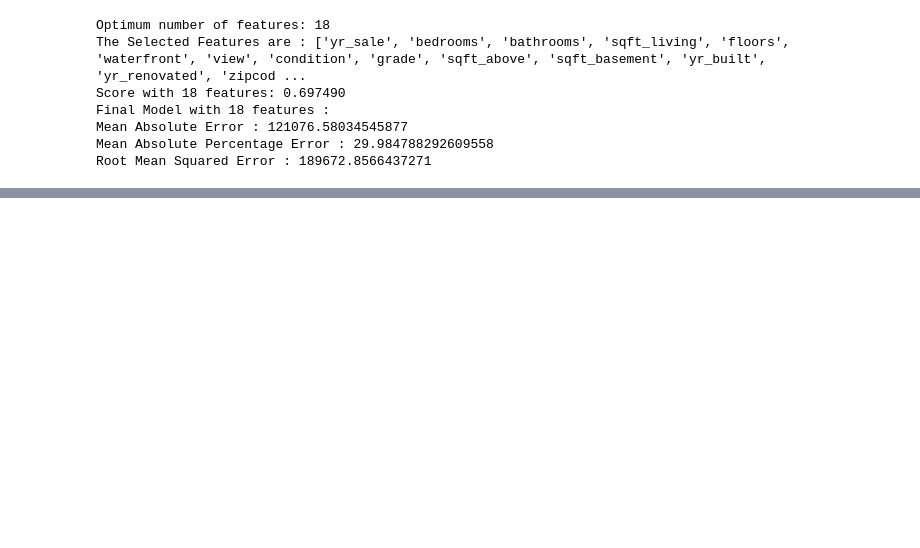
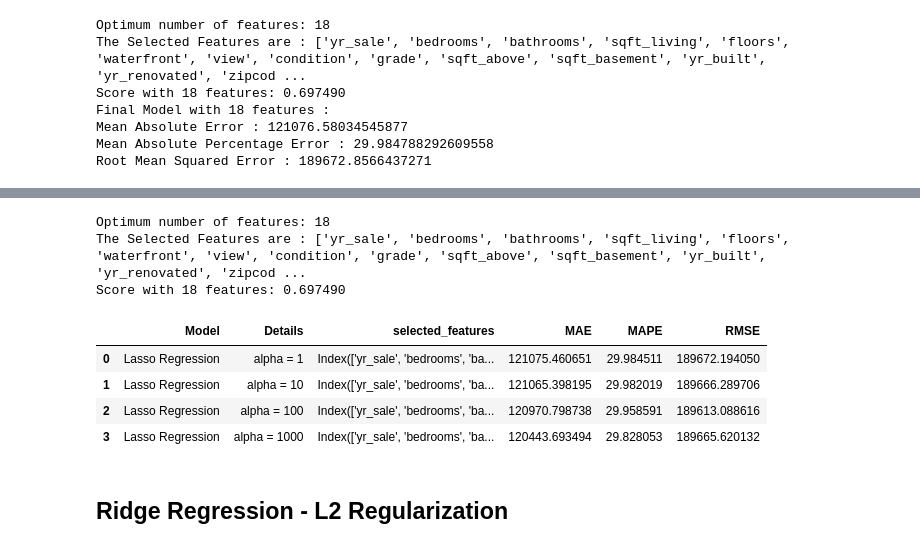
Before and after one commit to datablogger-ml/House-Price-Prediction, a Jupyter notebook: Regression Functions.ipynb, the cells around one changed output, grey strips where cells are left out. Drawn from its saved outputs; the diff is of its cells as text; code cells hidden in the pictures; blank space fills up the shorter version.

```diff
--- a/Regression Functions.ipynb
+++ b/Regression Functions.ipynb
@@ -310,0 +393,14 @@ Root Mean Squared Error : 189672.8566437271
+# %%
+new_features = RFE_(df,target)
+lasso_regression(df,target,new_features,[1,10,100,1000])
+# %% [output]
+Optimum number of features: 18
+The Selected Features are : ['yr_sale', 'bedrooms', 'bathrooms', 'sqft_living', 'floors', 'waterfront', 'view', 'condition', 'grade', 'sqft_above', 'sqft_basement', 'yr_built', 'yr_renovated', 'zipcod ...
+Score with 18 features: 0.697490
+|  | Model | Details | selected_features | MAE | MAPE | RMSE |
+| 0 | Lasso Regression | alpha = 1 | Index(['yr_sale', 'bedrooms', 'ba... | 121075.460651 | 29.984511 | 189672.194050 |
+| 1 | Lasso Regression | alpha = 10 | Index(['yr_sale', 'bedrooms', 'ba... | 121065.398195 | 29.982019 | 189666.289706 |
+| 2 | Lasso Regression | alpha = 100 | Index(['yr_sale', 'bedrooms', 'ba... | 120970.798738 | 29.958591 | 189613.088616 |
+| 3 | Lasso Regression | alpha = 1000 | Index(['yr_sale', 'bedrooms', 'ba... | 120443.693494 | 29.828053 | 189665.620132 |
+# %% [markdown]
+## Ridge Regression - L2 Regularization
```
Also changed, not shown: parts of 17 cells of this notebook.
